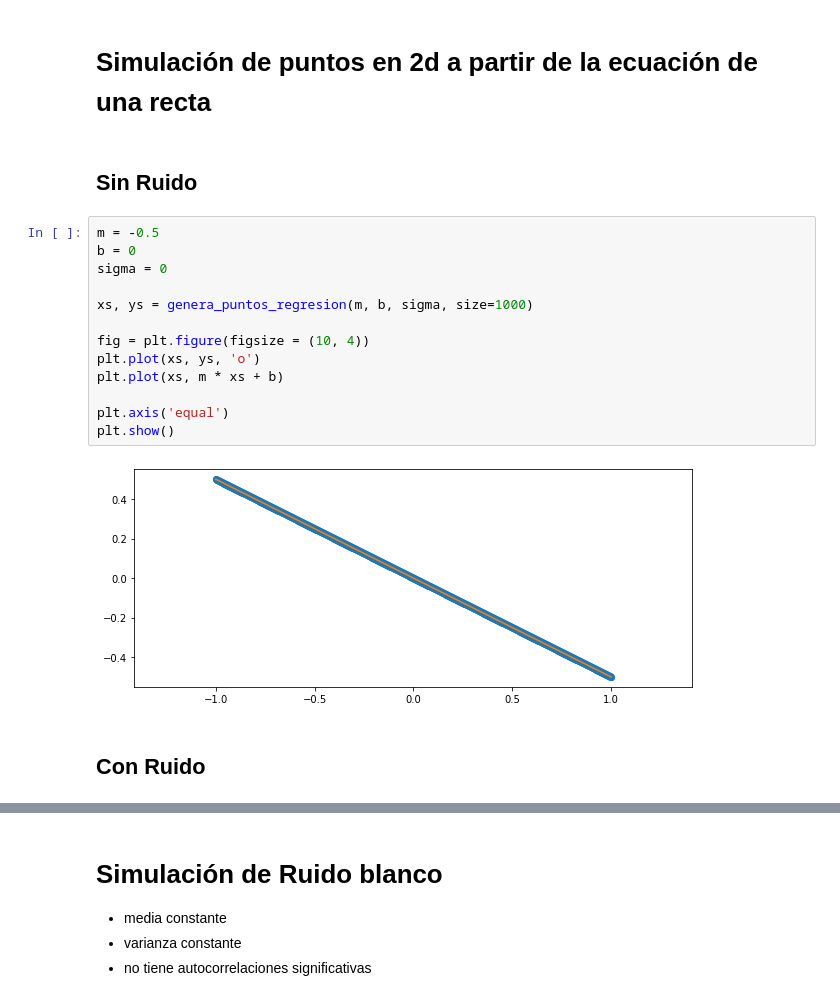
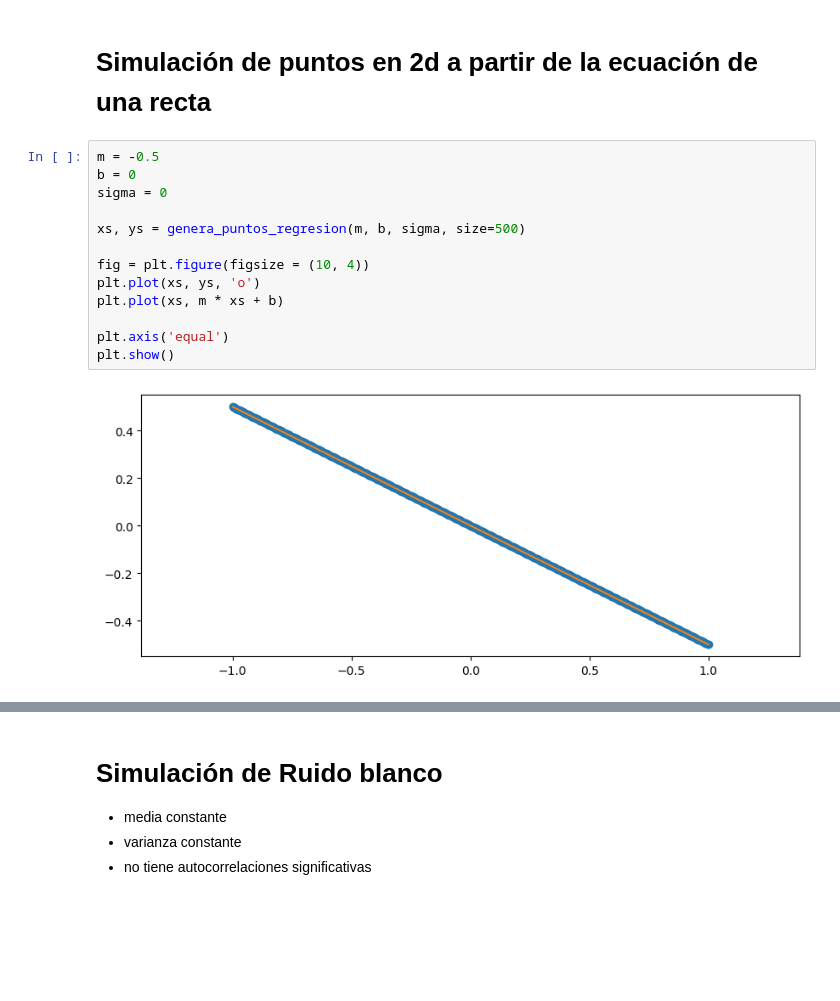
Before and after one commit to AnIsAsPe/Prediccion-produccion-electricidad, a Jupyter notebook: notebooks/regresión,_ruido_y_series_de_tiempo.ipynb, the cells around one changed output, grey strips where cells are left out. Cells and saved outputs as stored; diff of their text form; blank space fills up the shorter version.

```diff
--- a/notebooks/regresión,_ruido_y_series_de_tiempo.ipynb
+++ b/notebooks/regresión,_ruido_y_series_de_tiempo.ipynb
@@ -38,22 +38,18 @@ def autocorrelacion(serie, lag=1):
   return df, autocorr
 # %% [markdown]
 # Simulación de puntos en 2d a partir de la ecuación de una recta
-# %% [markdown]
-## Sin Ruido
 # %%
 m = -0.5
 b = 0
 sigma = 0
 
-xs, ys = genera_puntos_regresion(m, b, sigma, size=1000)
+xs, ys = genera_puntos_regresion(m, b, sigma, size=500)
 
 fig = plt.figure(figsize = (10, 4))
 plt.plot(xs, ys, 'o')
 plt.plot(xs, m * xs + b)
 
 plt.axis('equal')
 plt.show()
 # %% [output]
-[figure, old version]
+[figure, new version]
-# %% [markdown]
-## Con Ruido
```
Also changed, not shown: parts of 31 cells of this notebook.
